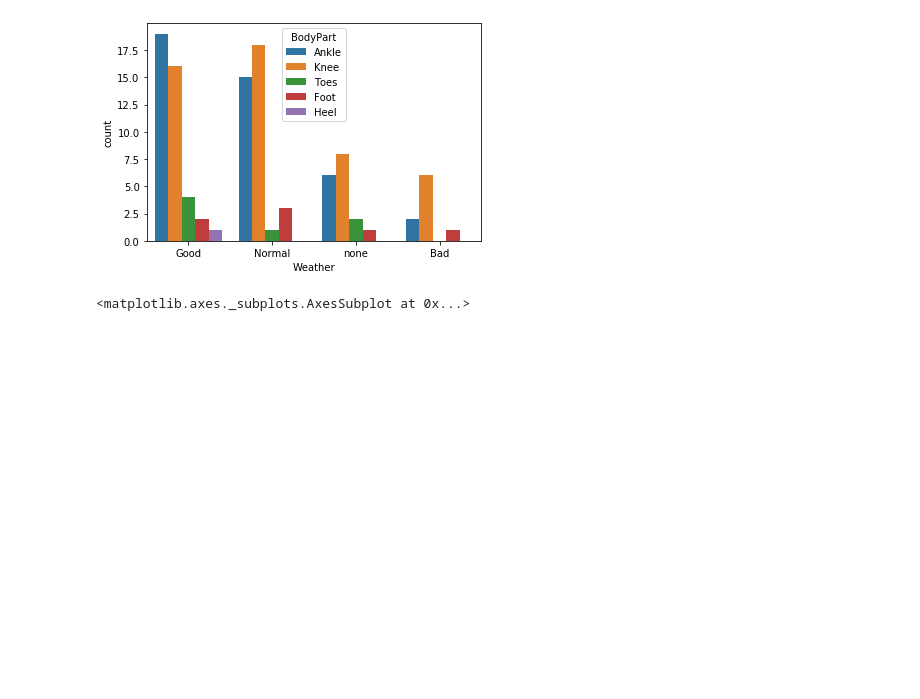
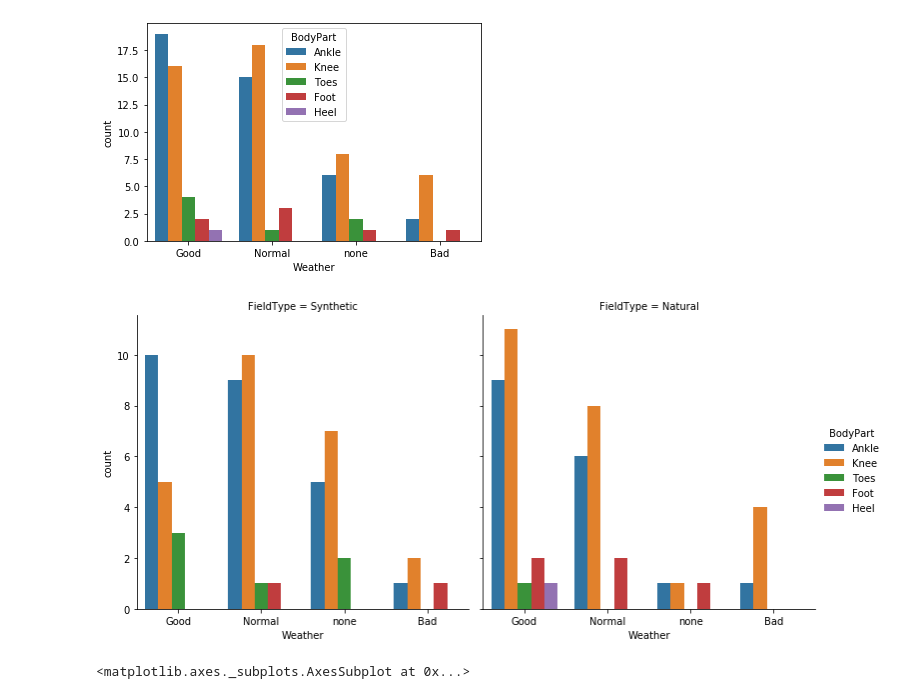
Before and after one commit to cwingho/NFL_Analytics, a Jupyter notebook: Barry/injury-play.ipynb, the cells around one changed output. Drawn from its saved outputs; the diff is of its cells as text; code cells hidden in the pictures; blank space fills up the shorter version.

```diff
--- a/Barry/injury-play.ipynb
+++ b/Barry/injury-play.ipynb
@@ -296,6 +301,10 @@ sns.countplot(x="Weather", data=play_injury_panda, hue='BodyPart')
 # %% [output]
 <matplotlib.axes._subplots.AxesSubplot at 0x...>
 [figure]
+# %%
+sns.catplot(x="Weather", hue="BodyPart", col="FieldType", data=play_injury_panda, kind="count",);
+# %% [output]
+[figure, added]
 # %%
 sns.countplot(x="Weather", data=play_injury_panda, hue='FieldType')
 # %% [output]
```
Also changed, not shown: parts of 9 cells of this notebook.
